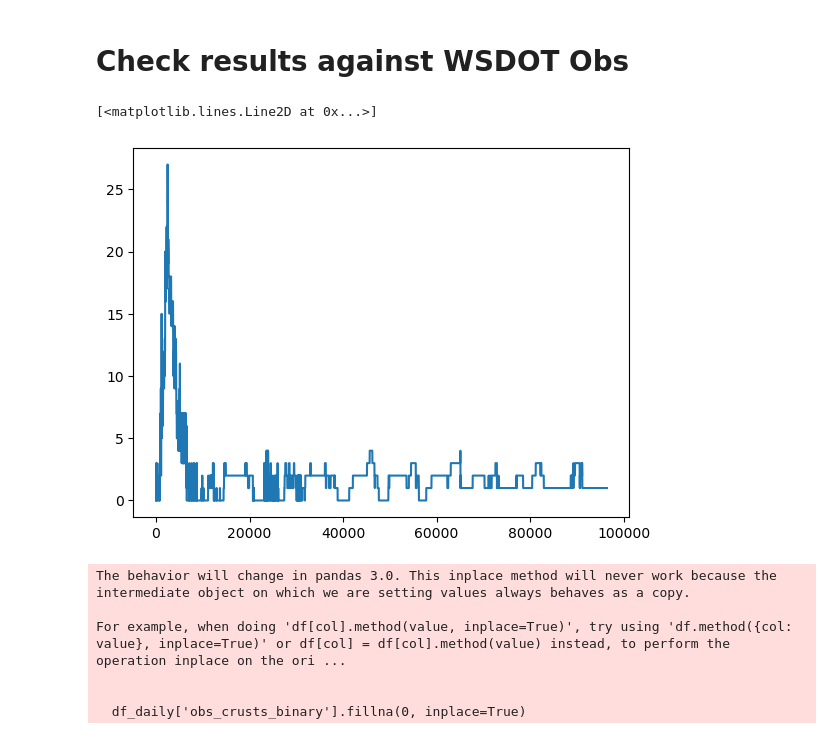
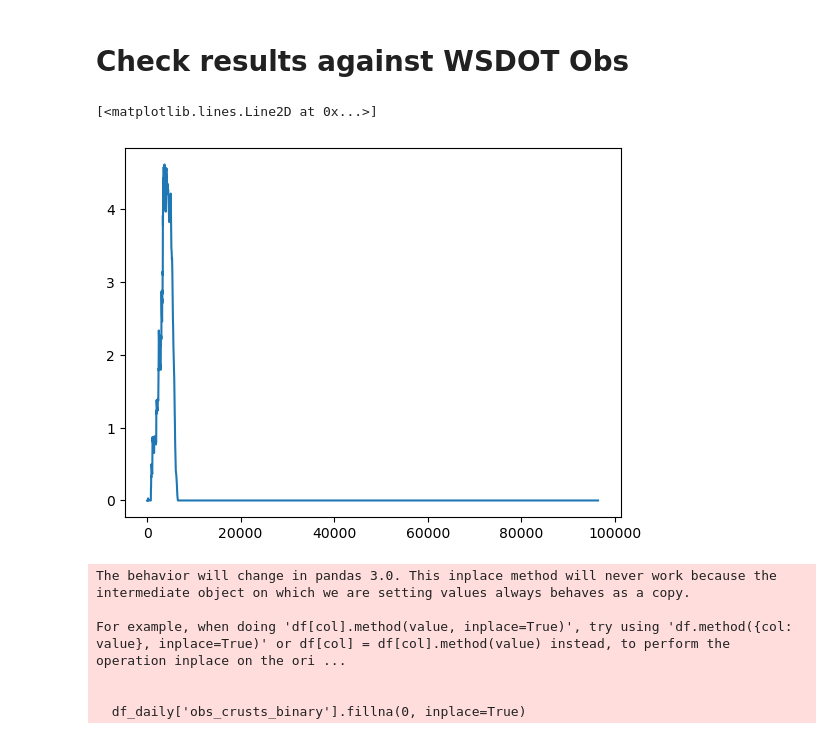
Before and after one commit to clinton-alden/summa_icelayers, a Jupyter notebook: analysis/13_snoq_validation_WY14_to_WY24.ipynb, the cells around one changed output. Drawn from its saved outputs; the diff is of its cells as text; code cells hidden in the pictures.

```diff
--- a/analysis/13_snoq_validation_WY14_to_WY24.ipynb
+++ b/analysis/13_snoq_validation_WY14_to_WY24.ipynb
@@ -571,15 +578,15 @@ snow_on = (hs > 0).sum()
 
 # Apply the conditions and count the number of timesteps where both conditions are true
 isothermal_days = ((hs > 0) & (average_temp > 273.15)).sum().item()
+# %%
+plt.plot(summa.scalarSnowDepth)
+# %% [output]
+[<matplotlib.lines.Line2D at 0x...>]
+[figure, added]
 # %%
 from sklearn.linear_model import LogisticRegression
 from sklearn.metrics import confusion_matrix
 from sklearn.metrics import f1_score
-# %%
-plt.plot(counts)
-# %% [output]
-[<matplotlib.lines.Line2D at 0x...>]
-[figure, removed]
 # %%
 df = pd.DataFrame({
     'crusts_binary': counts
```
Also changed, not shown: parts of 9 cells of this notebook, 3 other files.
